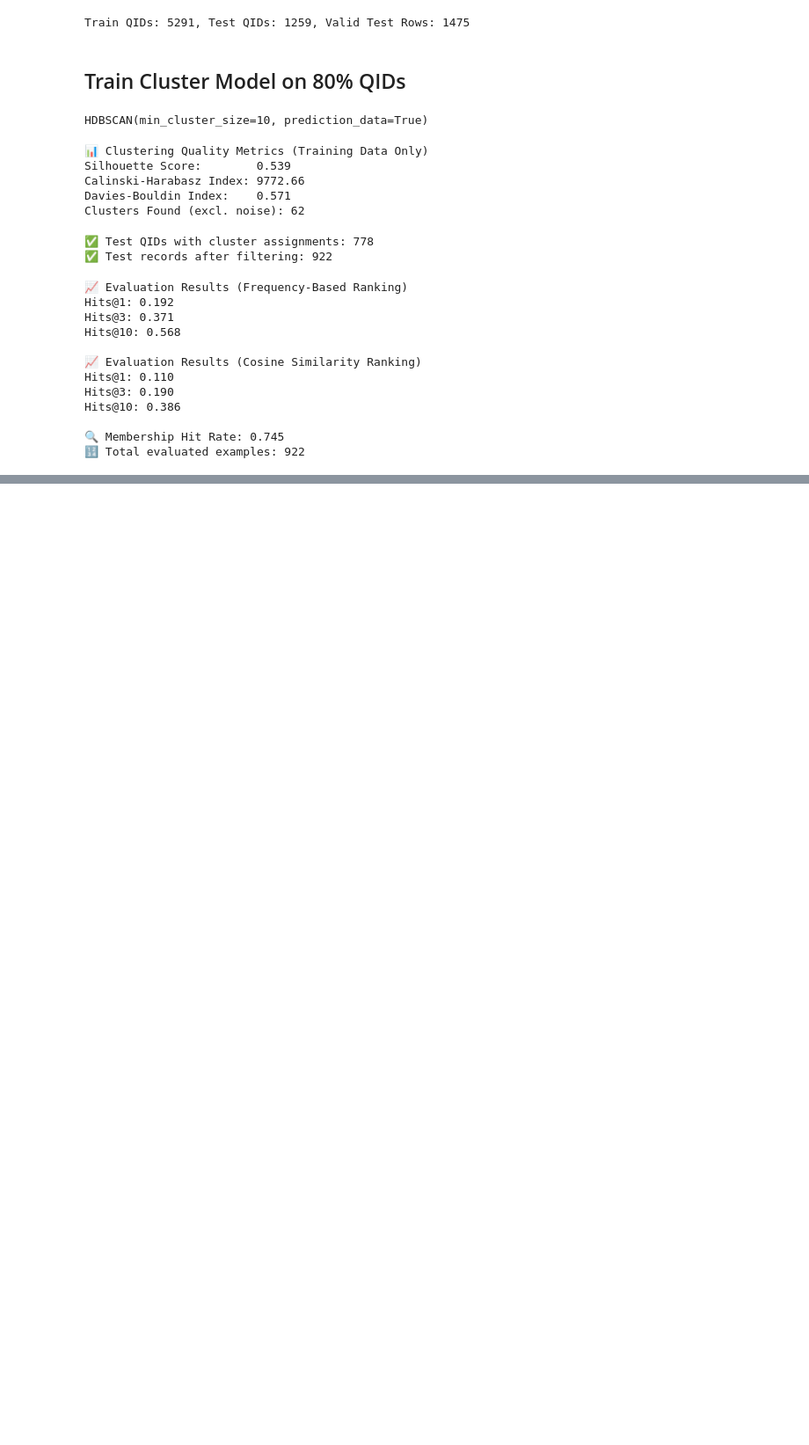
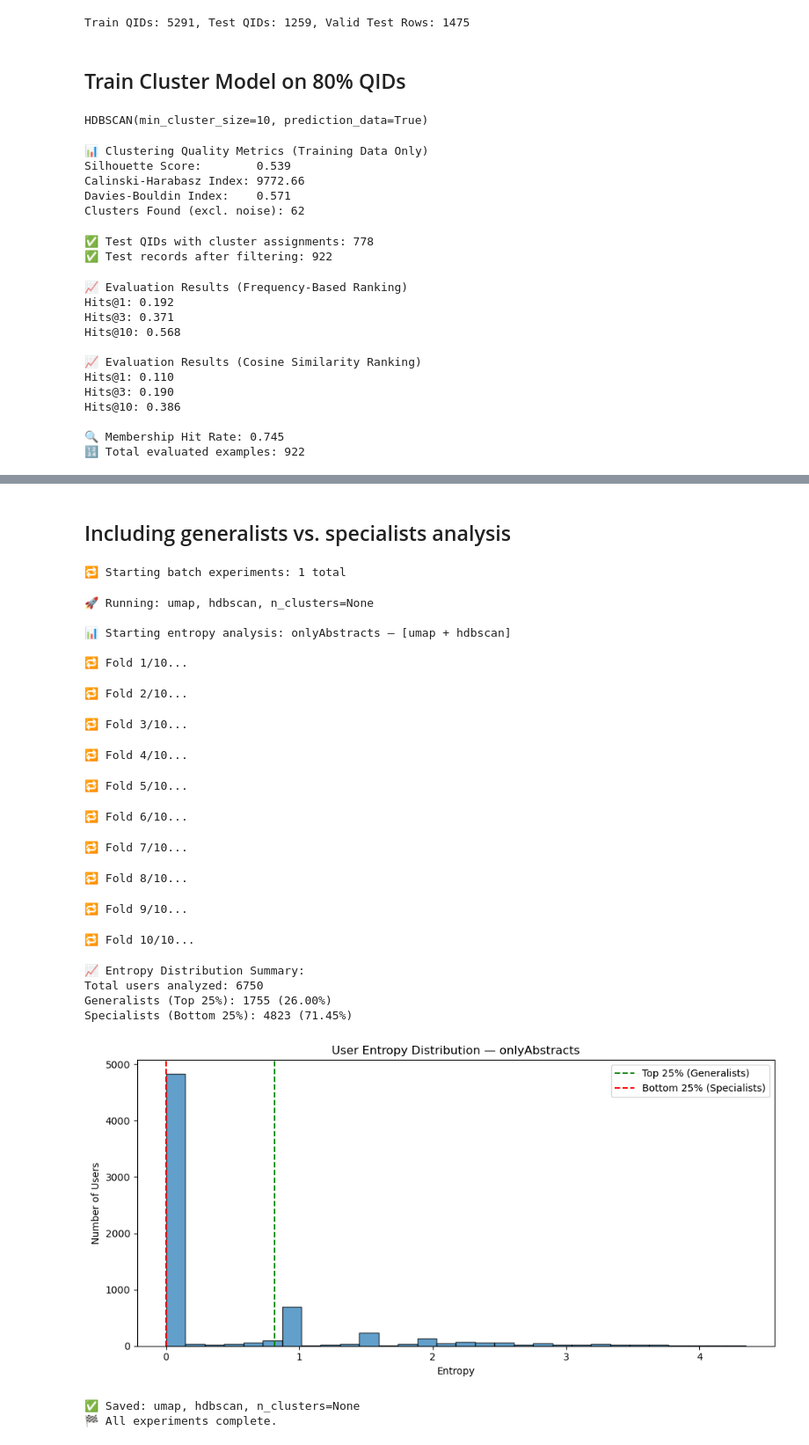
Before and after one commit to nicolasferranti/wd_user_recommendation, a Jupyter notebook: scripts/3-recommendation_and_evaluation.ipynb, the cells around one changed output, grey strips where cells are left out. Shown at 88% size. Drawn from its saved outputs; the diff is of its cells as text; code cells hidden in the pictures; blank space fills up the shorter version.

Commit message:
Adding new methods to experiments

```diff
--- a/scripts/3-recommendation_and_evaluation.ipynb
+++ b/scripts/3-recommendation_and_evaluation.ipynb
@@ -198,3 +200,5 @@ Hits@10: 0.386
 
 🔍 Membership Hit Rate: 0.745
 🔢 Total evaluated examples: 922
+# %%
+df_valid =  df_valid.drop(columns=['qid_cluster'])
@@ -200,0 +1245,2 @@ Hits@10: 0.386
+# %% [markdown]
+## Including generalists vs. specialists analysis
@@ -200,0 +1355,73 @@ Hits@10: 0.386
+# %%
+import pandas as pd
+import os
+from tqdm import tqdm
+
+def run_10fold_entropy_analysis_experiments(df, qid_to_embedding, output_csv="experiment_results.csv", experiment_type="onlyAbstracts"):
+    results = []
+
+    configs = [
+        ("umap", "hdbscan", None, experiment_type),
+    ]
+
+    # Check if file exists already
+    if os.path.exists(output_csv):
+        existing_df = pd.read_csv(output_csv)
+        completed = set(zip(existing_df["Reduction"], existing_df["Clustering"], existing_df["n_clusters"]))
+    else:
+        existing_df = pd.DataFrame()
+        completed = set()
+
+    print(f"🔁 Starting batch experiments: {len(configs)} total")
+
+    for reduction, clustering, n_clusters, name in tqdm(configs, desc="Experiments"):
+        if (reduction, clustering, n_clusters) in completed:
+            tqdm.write(f"⏩ Skipping: {reduction}, {clustering}, {n_clusters}")
+            continue
+
+        tqdm.write(f"🚀 Running: {reduction}, {clustering}, n_clusters={n_clusters}")
+        result = run_10fold_entropy_analysis(
+            df,
+            qid_to_embedding,
+            reduction=reduction,
+            clustering=clustering,
+            n_clusters=n_clusters,
+            experiment_name=name
+
+        )
+        results.append(result)
+
+        # Save to CSV
+        updated_df = pd.concat([existing_df, pd.DataFrame([result])], ignore_index=True)
+        updated_df.to_csv(output_csv, index=False)
+        existing_df = updated_df  # Update state
+
+        tqdm.write(f"✅ Saved: {reduction}, {clustering}, n_clusters={n_clusters}")
+
+    print("🏁 All experiments complete.")
+    return existing_df
+
+test_result_df = run_10fold_entropy_analysis_experiments(df_valid, qid_to_embedding, "experiments/only_dbpedia_abstracts/test_entropy_onlyAbstracts.csv", "onlyAbstracts")
+# %% [output]
+🔁 Starting batch experiments: 1 total
+🚀 Running: umap, hdbscan, n_clusters=None
+
+📊 Starting entropy analysis: onlyAbstracts — [umap + hdbscan]
+
+🔁 Fold 1/10...
+🔁 Fold 2/10...
+🔁 Fold 3/10...
+🔁 Fold 4/10...
+🔁 Fold 5/10...
+🔁 Fold 6/10...
+🔁 Fold 7/10...
+🔁 Fold 8/10...
+🔁 Fold 9/10...
+🔁 Fold 10/10...
+📈 Entropy Distribution Summary:
+Total users analyzed: 6750
+Generalists (Top 25%): 1755 (26.00%)
+Specialists (Bottom 25%): 4823 (71.45%)
+[figure, added]
+✅ Saved: umap, hdbscan, n_clusters=None
+🏁 All experiments complete.
```
Also changed, not shown: parts of 15 cells of this notebook.
